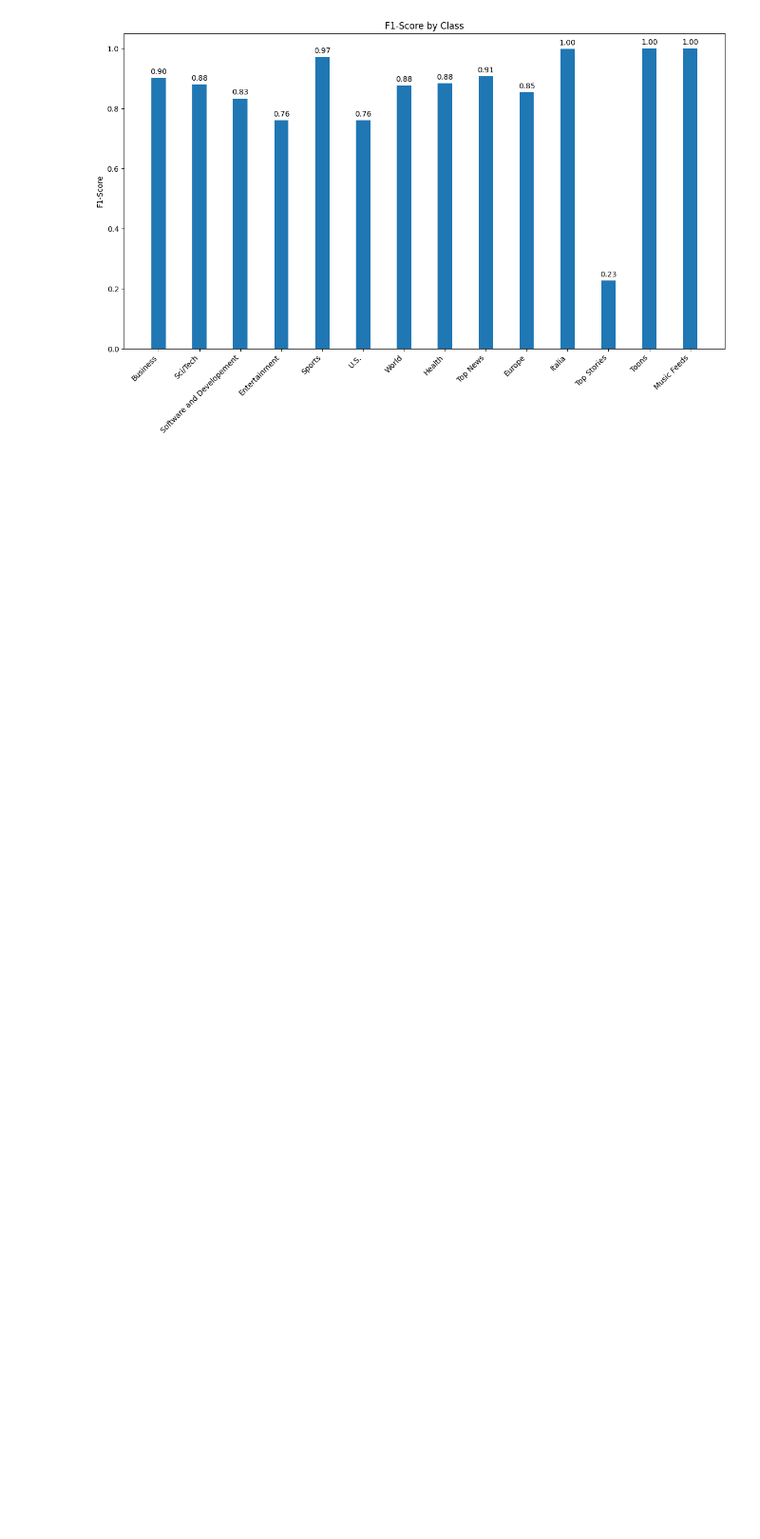
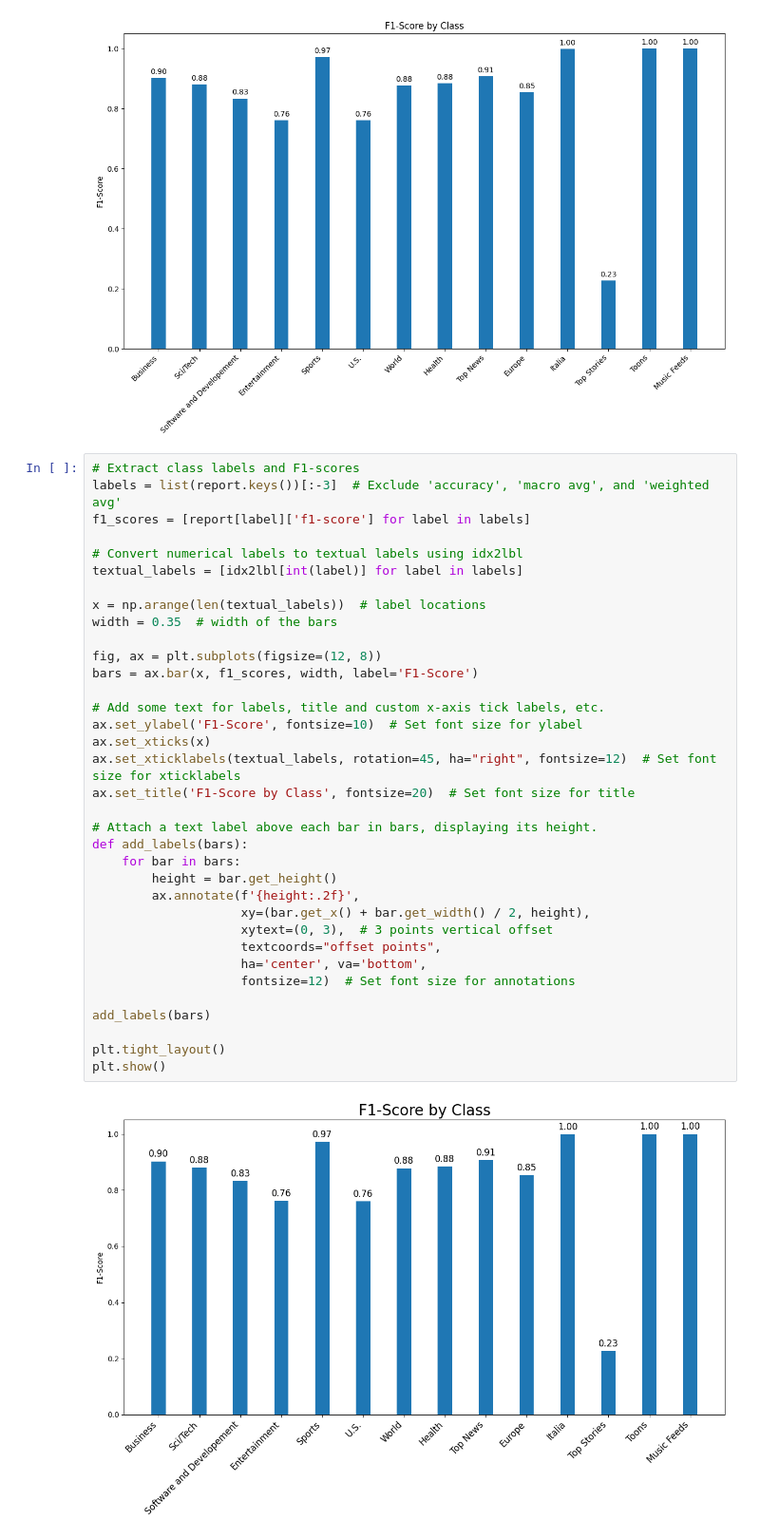
Before and after one commit to Velkymoss/AGs-Corpus-of-News-Articles, a Jupyter notebook: analysis.ipynb, the cells around one changed output. Shown at 95% size. Saved outputs shown, nothing was run; the diff lists cells and outputs as text; blank space fills up the shorter version.

```diff
--- a/analysis.ipynb
+++ b/analysis.ipynb
@@ -129,3 +129,40 @@ plt.tight_layout()
 plt.show()
 # %% [output]
 [figure]
+# %%
+# Extract class labels and F1-scores
+labels = list(report.keys())[:-3]  # Exclude 'accuracy', 'macro avg', and 'weighted avg'
+f1_scores = [report[label]['f1-score'] for label in labels]
+
+# Convert numerical labels to textual labels using idx2lbl
+textual_labels = [idx2lbl[int(label)] for label in labels]
+
+x = np.arange(len(textual_labels))  # label locations
+width = 0.35  # width of the bars
+
+fig, ax = plt.subplots(figsize=(12, 8))
+bars = ax.bar(x, f1_scores, width, label='F1-Score')
+
+# Add some text for labels, title and custom x-axis tick labels, etc.
+ax.set_ylabel('F1-Score', fontsize=10)  # Set font size for ylabel
+ax.set_xticks(x)
+ax.set_xticklabels(textual_labels, rotation=45, ha="right", fontsize=12)  # Set font size for xticklabels
+ax.set_title('F1-Score by Class', fontsize=20)  # Set font size for title
+
+# Attach a text label above each bar in bars, displaying its height.
+def add_labels(bars):
+    for bar in bars:
+        height = bar.get_height()
+        ax.annotate(f'{height:.2f}',
+                    xy=(bar.get_x() + bar.get_width() / 2, height),
+                    xytext=(0, 3),  # 3 points vertical offset
+                    textcoords="offset points",
+                    ha='center', va='bottom',
+                    fontsize=12)  # Set font size for annotations
+
+add_labels(bars)
+
+plt.tight_layout()
+plt.show()
+# %% [output]
+[figure, added]
```
Also changed, not shown: 2 other files.
